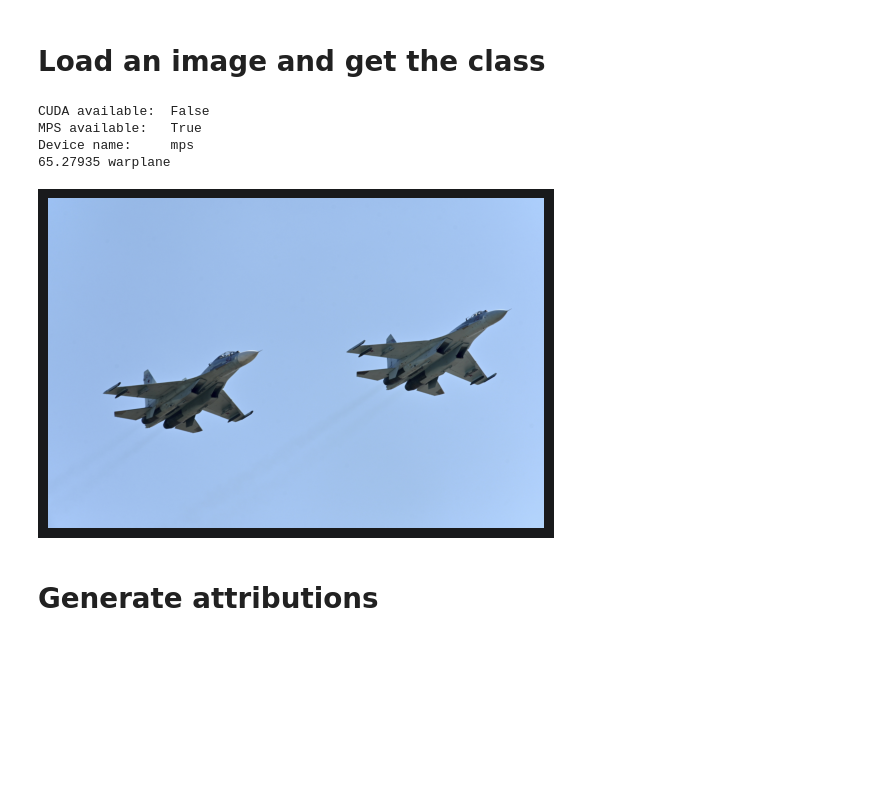
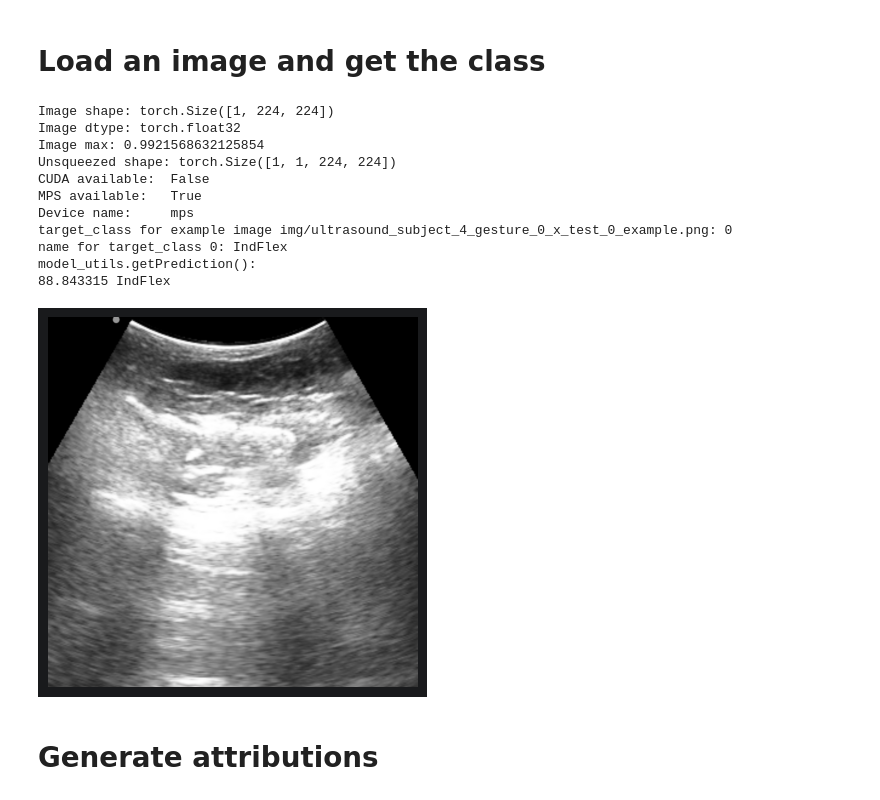
Before and after one commit to rickgladwin/Integrated-Decision-Gradients, a Jupyter notebook: IDG/example_ultrasound.ipynb, the cells around one changed output. Saved outputs shown, nothing was run; the diff lists cells and outputs as text; code cells hidden in the pictures; blank space fills up the shorter version.

```diff
--- a/IDG/example_ultrasound.ipynb
+++ b/IDG/example_ultrasound.ipynb
@@ -57,11 +165,35 @@ default_cmap = LinearSegmentedColormap.from_list('custom blue',  [(0, '#ffffff')
 # %%
+from PIL.ImageFile import ImageFile
+
 # TODO: import example images from each gesture class
 # TODO: get the class for each image
-image_path = "img/jet.jpg"
-img = Image.open(image_path)
+# image_path = "img/jet.jpg"
+# img = Image.open(image_path)
+
+# image_path = "img/ultrasound_subject_4_gesture_0_example.png"
+image_path = "img/ultrasound_subject_4_gesture_0_x_test_0_example.png"
+img: ImageFile = Image.open(image_path, formats=["PNG"])
 
 trans_img = transform(img)
-input_img = normalize(trans_img).unsqueeze(0)
+print(f"Image shape: {trans_img.shape}")
+print(f"Image dtype: {trans_img.dtype}")
+print(f"Image max: {trans_img.max()}")
+
+# single sample shapes in PyTorch are torch.Size([channels, height, width])
+# input_img = normalize(trans_img)
+image_channels = trans_img.shape[0] # 1 for grayscale, 3 for RGB
+
+# input_img = normalize_single_channel(trans_img)
+# NOTE: transform(img) already includes transforms.ToTensor()
+# input_img = to_tensor(trans_img)
+# print(f"Normalized shape: {input_img.shape}")
+# print(f"Normalized image max: {input_img.max()}")
+# print(f"Normalized image dtype: {input_img.dtype}")
+# input_img = input_img.unsqueeze(0)
+input_img = trans_img.unsqueeze(0)
+print(f"Unsqueezed shape: {input_img.shape}")
+# example unsqueezed shape: torch.Size([1, 1, 224, 224])
+# PyTorch uses NCHW format, so this represents torch.Size([batch, channels, height, width])
 
 # check available devices
 print(f"CUDA available:  {torch.cuda.is_available()}")
@@ -69,38 +201,74 @@ print(f"MPS available:   {torch.backends.mps.is_available()}")
 print(f"Device name:     {'mps' if torch.backends.mps.is_available() else 'cpu'}")
 
 # device = "cuda:0"
 if torch.cuda.is_available():
     device = "cuda"
 elif torch.backends.mps.is_available():
     device = "mps"
 else:
     device = "cpu"
 
 # override device to cpu
 # TODO: after getting this to run on CPU, reintroduce MPS
 device = "cpu"
 
 # configure the model for the device
 model.to(device)
 
 # TODO: check model.to(device) and tensor = tensor.to(device)
 
+# copied from tensorflow_image_classifier_explainability/integrated_gradients_ultrasound.ipynb
+# gesture class index (0-11) and class shortnames
+gesture_class_index_and_shortnames: list[tuple[int, str]] = [
+    (0, "IndFlex"),
+    (1, "MidFlex"),
+    (2, "RinFlex"),
+    (3, "PinFlex"),
+    (4, "IndPinch"),
+    (5, "IndMidPinch"),
+    (6, "IndMidRinPinch"),
+    (7, "AllPinch"),
+    (8, "MidRinPinch"),
+    (9, "Fist"),
+    (10, "Hook"),
+    (11, "Open"),
+]
+
+classes = [shortname for _, shortname in gesture_class_index_and_shortnames]
+
 target_class = model_utils.getClass(input_img, model, device)
+print(f"target_class for example image {image_path}: {target_class}")
 # open the class list so the detected class string can be returned for printing
-with open('../util/class_maps/ImageNet/imagenet_classes.txt') as f:
-    classes = [line.strip() for line in f.readlines()]
+# with open('../util/class_maps/ImageNet/imagenet_classes.txt') as f:
+#     classes = [line.strip() for line in f.readlines()]
 name = classes[target_class]
+print(f"name for target_class {target_class}: {name}")
+print(f"model_utils.getPrediction():")
 print(model_utils.getPrediction(input_img, model, device, target_class)[0] * 100, name)
 
 plt.axis("off")
-plt.imshow(img)
+
+# use gray colormap for grayscale (single channel) images
+if image_channels == 1:
+    img_colormap = plt.get_cmap('gray')
+else:
+    img_colormap = None
+
+plt.imshow(img, cmap=img_colormap)
 plt.show()
 # %% [output]
+Image shape: torch.Size([1, 224, 224])
+Image dtype: torch.float32
+Image max: 0.9921568632125854
+Unsqueezed shape: torch.Size([1, 1, 224, 224])
 CUDA available:  False
 MPS available:   True
 Device name:     mps
-65.27935 warplane
+target_class for example image img/ultrasound_subject_4_gesture_0_x_test_0_example.png: 0
+name for target_class 0: IndFlex
+model_utils.getPrediction():
+88.843315 IndFlex
-[figure, old version]
+[figure, new version]
 # %% [markdown]
 <h1>Generate attributions</h1>
 # %%
```
Also changed, not shown: parts of 5 cells of this notebook, 4 other files.
